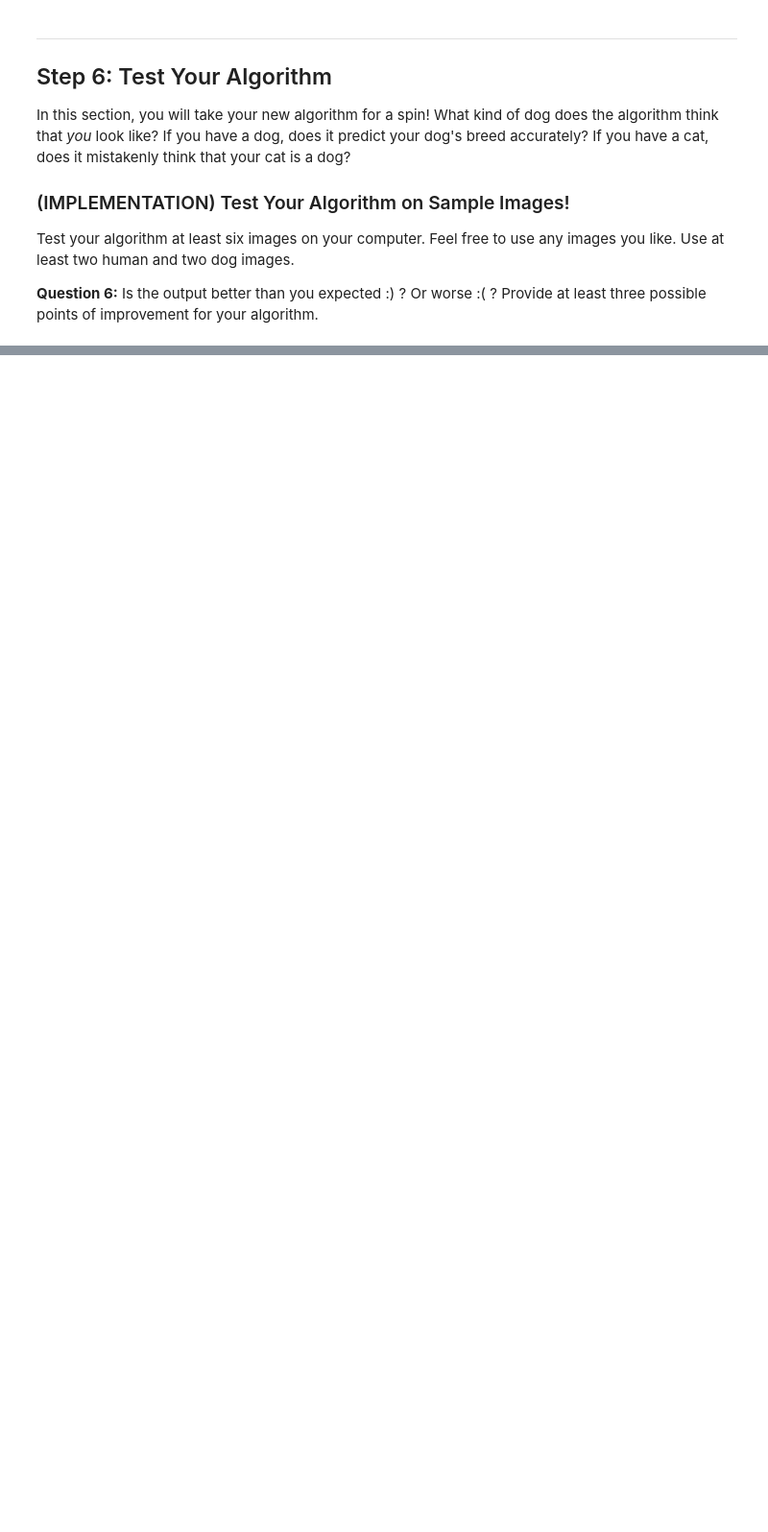
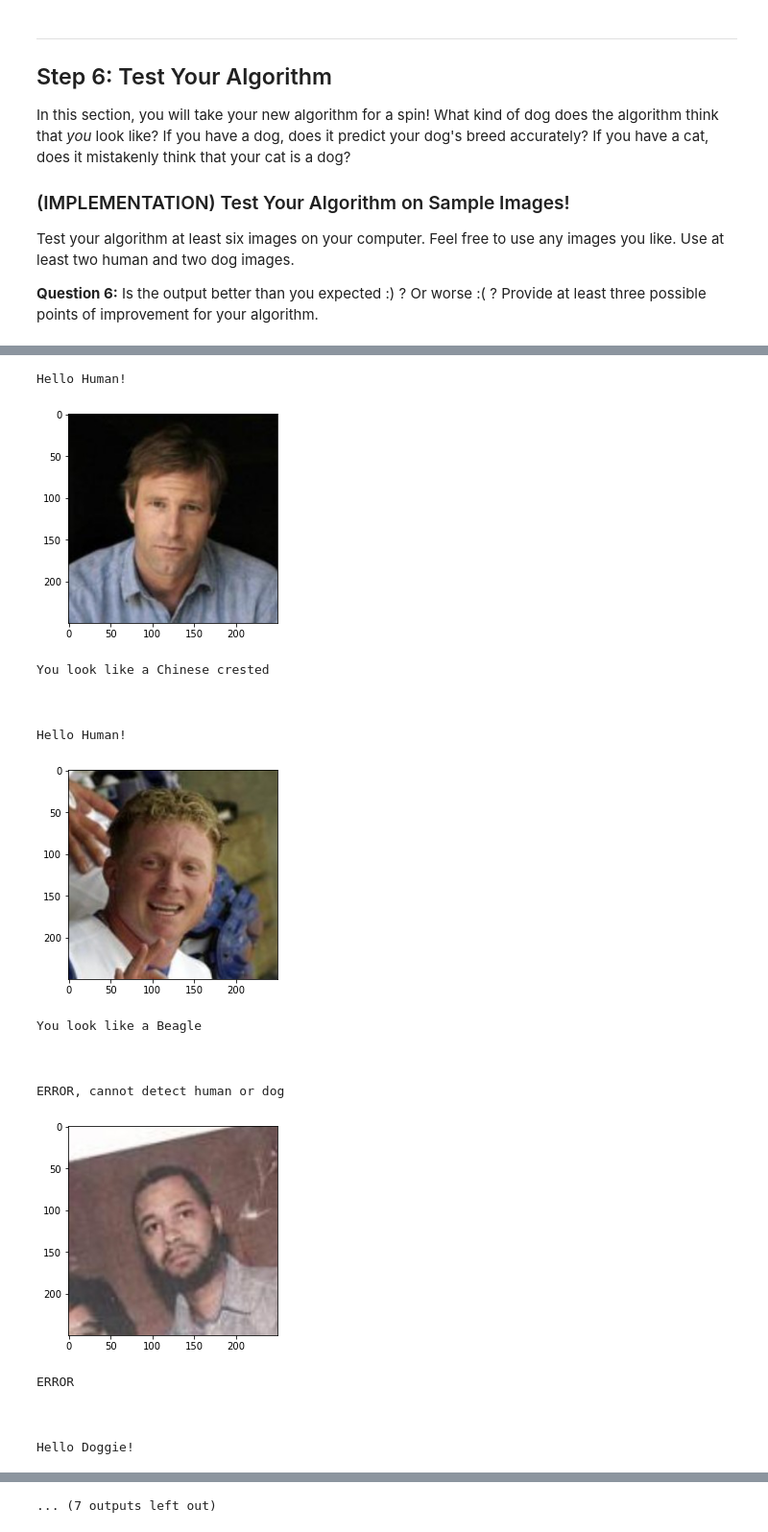
Before and after one commit to amcumber/udacity-dog-classification, a Jupyter notebook: dog_app.ipynb, the cells around one changed output, grey strips where cells are left out. Shown at 96% size. Saved outputs shown, nothing was run; the diff lists cells and outputs as text; code cells hidden in the pictures; blank space fills up the shorter version.

```diff
--- a/dog_app.ipynb
+++ b/dog_app.ipynb
@@ -935,7 +949,7 @@ Write a function that takes an image path as input and returns the dog breed (`A
 ### and returns the dog breed that is predicted by the model.
 
 # list of class names by index, i.e. a name can be accessed like class_names[0]
-data_transfer = loaders_transfer
+data_transfer = {'train': train_data}
 class_names = [item[4:].replace("_", " ") for item in data_transfer['train'].classes]
 
 def predict_breed_transfer(img_path):
@@ -966,7 +980,7 @@ def predict_breed_transfer(img_path):
 
     out = model_transfer(img_tensor)  # predicted classes (all)
     enum = int(out.argmax())  # predicted class index
-    return classs_names[enum]
+    return class_names[enum]
 # %% [markdown]
 ---
 <a id='step5'></a>
@@ -999,16 +1013,16 @@ def run_app(img_path):
     is_dog = dog_detector(img_path)
     breed_type = predict_breed_transfer(img_path)
     header = 'Hello {}'
-    footer = 'You look like a {}'
+    footer = 'You look like a {}\n\n\n'
     if is_human:
         header = header.format('Human!')
     elif is_dog:
         header = header.format('Doggie!')
     else:
         header = 'ERROR, cannot detect human or dog'
-        footer = 'ERROR'
+        footer = 'ERROR\n\n\n'
     if is_human or is_dog:
-        footer = foogter.format(breed_type)
+        footer = footer.format(breed_type)
     #now print stuff - like above
     # convert BGR image to RGB for plotting
     img = cv2.imread(img_path)
@@ -1037,8 +1066,28 @@ __Answer:__ (Three possible points for improvement)
 # %%
 ## TODO: Execute your algorithm from Step 6 on
 ## at least 6 images on your computer.
 ## Feel free to use as many code cells as needed.
 
 ## suggested code, below
-for file in np.hstack((human_files[:3], dog_files[:3])):
+for file in np.hstack((human_files[:3], dog_files[:3], dog_files[-3:])):
     run_app(file)
+# %% [output]
+Hello Human!
+[figure, added]
+You look like a Chinese crested
+
+
+
+Hello Human!
+[figure, added]
+You look like a Beagle
+
+
+
+ERROR, cannot detect human or dog
+[figure, added]
+ERROR
+
+
+
+Hello Doggie!
@@ -1044,0 +1107 @@ for file in np.hstack((human_files[:3], dog_files[:3])):
+... (7 outputs left out)
```
Also changed, not shown: parts of 10 cells of this notebook, 1 other file.
